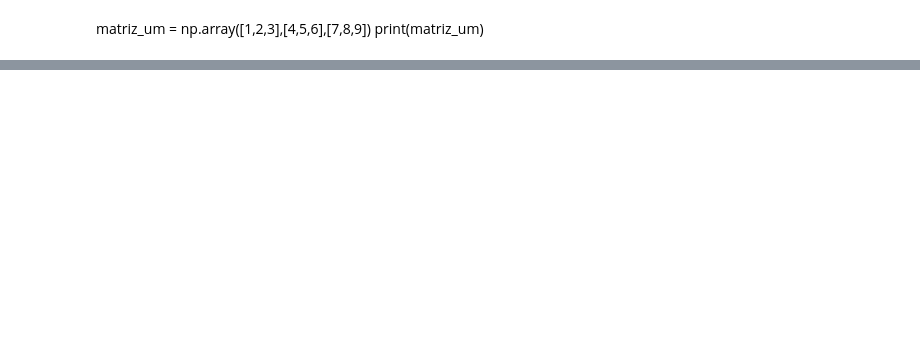
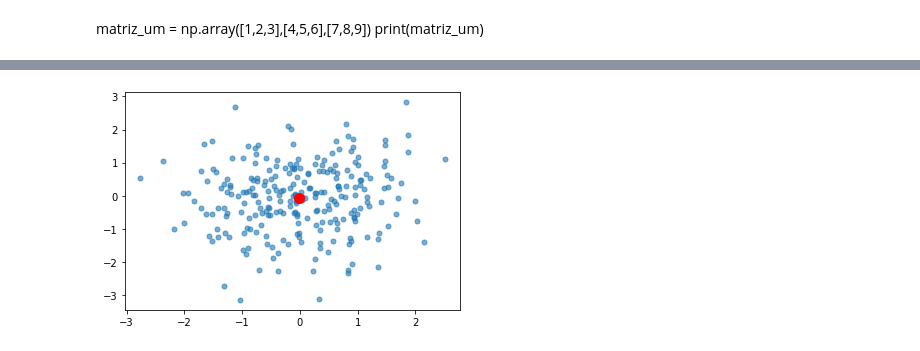
Before and after one commit to mikaelgba/PythonDCS, a Jupyter notebook: cap8/jupyterNotebook/Nunpy.ipynb, the cells around one changed output, grey strips where cells are left out. Saved outputs shown, nothing was run; the diff lists cells and outputs as text; code cells hidden in the pictures; blank space fills up the shorter version.

```diff
--- a/cap8/jupyterNotebook/Nunpy.ipynb
+++ b/cap8/jupyterNotebook/Nunpy.ipynb
@@ -149,0 +153,6 @@ int32 float64 int32 float64
+# %%
+# Criando um array randomico de 2 elementos coordenados, depois fazer dua media
+# criando um grafico no fim
+array_aux3 = np.random.randn(250,2)
+media_array = array_aux3.mean(0)
+print(array_aux3, media_array)
@@ -149,0 +177,6 @@ int32 float64 int32 float64
+# %%
+plt.plot(array_aux3[:,0], array_aux3[:,1], "o", markersize = 5, alpha = 0.60)
+plt.plot(media_array[0], media_array[1], "ro", markersize = 10)
+plt.show()
+# %% [output]
+[figure, added]
```
Also changed, not shown: parts of 34 cells of this notebook, 2 other files.
